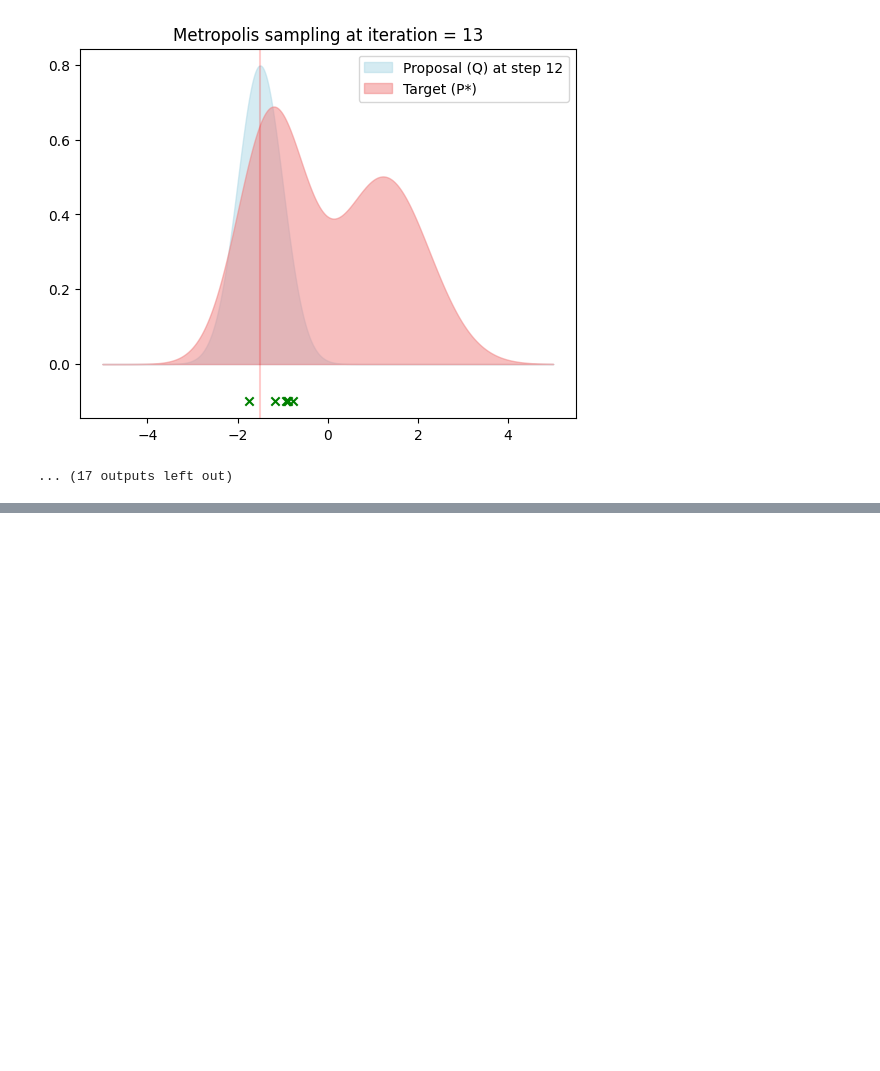
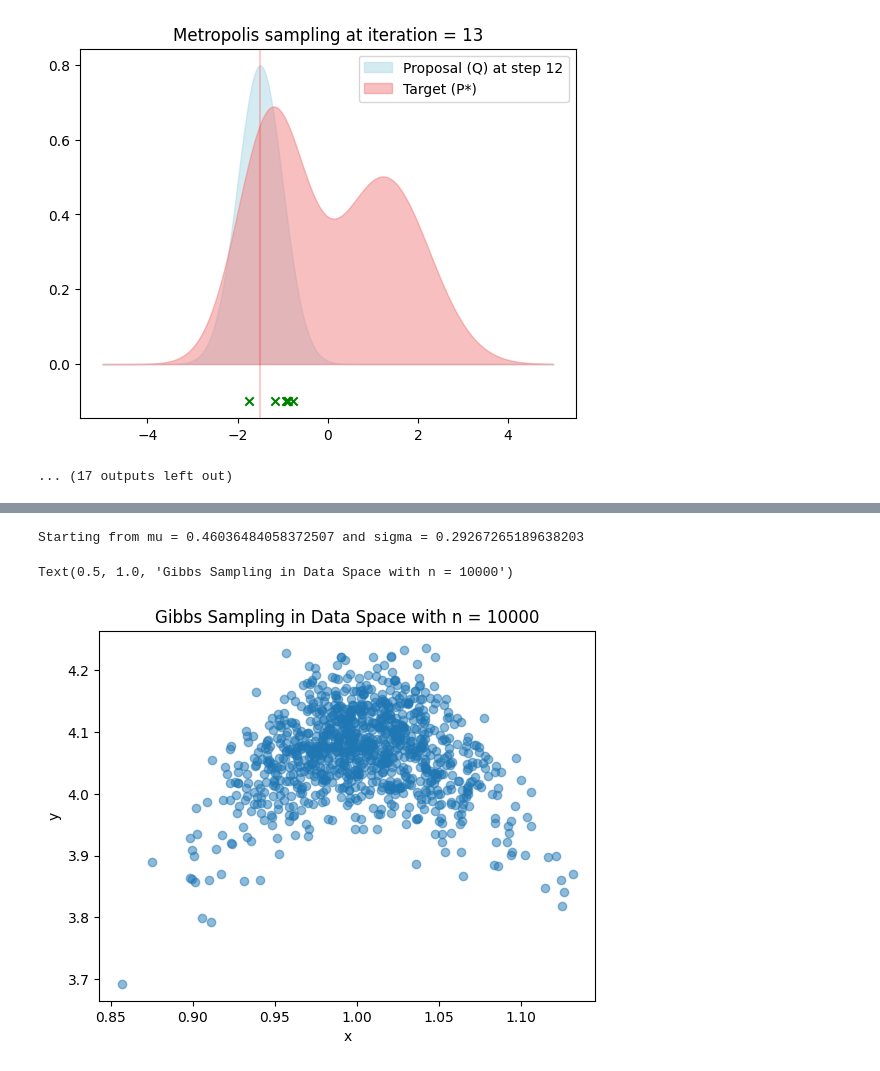
Before and after one commit to ncorriveau/math_helpers, a Jupyter notebook: monte_carlo.ipynb, the cells around one changed output, grey strips where cells are left out. Drawn from its saved outputs; the diff is of its cells as text; code cells hidden in the pictures; blank space fills up the shorter version.

Commit message:
added gibbs sampling ex

```diff
--- a/monte_carlo.ipynb
+++ b/monte_carlo.ipynb
@@ -246,0 +263,57 @@ Let's implement a quick example, using Gibbs sampling to infer parameters for a
+# %%
+def conditional_gaussian(n, sample_mean, sigma):
+    """assume a prior of mu = 0 and sigma = 1"""
+    conditional_mean = (sigma**-2 * n * sample_mean) / (n * sigma**-2 + 1)
+    conditional_var = 1 / (n * sigma**-2 + 1)
+    return stats.norm.rvs(conditional_mean, np.sqrt(conditional_var))
+
+
+def conditional_gamma(data, mu, alpha, beta):
+    alpha = alpha + len(data) / 2
+    beta = beta + 0.5 * np.sum((data - mu)**2)
+    return stats.gamma.rvs(alpha, scale=1/beta)
+
+
+def run_gibbs_sampling(iterations, data):
+    """
+    Perform gibbs sampling for inference of mu and sigma of a normal distribution
+    based off of a sample of data.
+
+    Recall that the conditional distribution of mu given sigma is normal and the
+    conditional distribution of sigma given mu is gamma.
+
+    """
+    alpha, beta = 1, 1
+    n = len(data)
+    sample_mean = np.mean(data)
+    # pick random point for mu and sigma
+    mu = np.random.uniform(-2, 2)
+    sigma = np.random.uniform(0, 2)
+    print(f"Starting from mu = {mu} and sigma = {sigma}")
+
+    samples = np.zeros((iterations, 2))
+    samples[0, :] = mu, sigma
+
+    for i in range(1, iterations):
+        mu = conditional_gaussian(n, sample_mean, sigma)
+        sigma = conditional_gamma(data, mu, alpha, beta)
+        samples[i, :] = mu, sigma
+
+    return samples
+
+num_samples = 10000
+true_mean, true_sigma = 1, 0.5
+data = stats.norm.rvs(true_mean, true_sigma, num_samples)
+samples = run_gibbs_sampling(1000, data)
+x = samples[1:, 0] # ignore rnadom first sample
+y = samples[1:, 1]
+
+plt.scatter(x, y, alpha=0.5)
+plt.xlabel('x')
+plt.ylabel('y')
+plt.title(f'Gibbs Sampling in Data Space with n = {num_samples}')
+#
+# %% [output]
+Starting from mu = 0.46036484058372507 and sigma = 0.29267265189638203
+Text(0.5, 1.0, 'Gibbs Sampling in Data Space with n = 10000')
+[figure, added]
```
Also changed, not shown: parts of 7 cells of this notebook.
